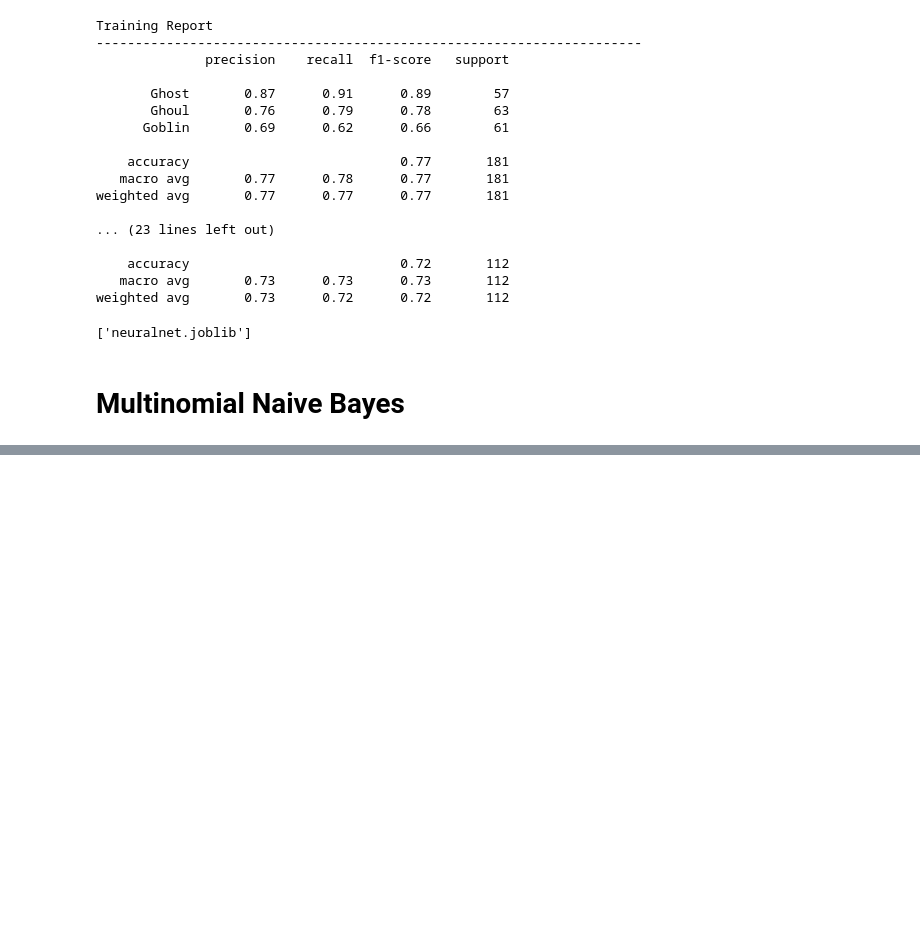
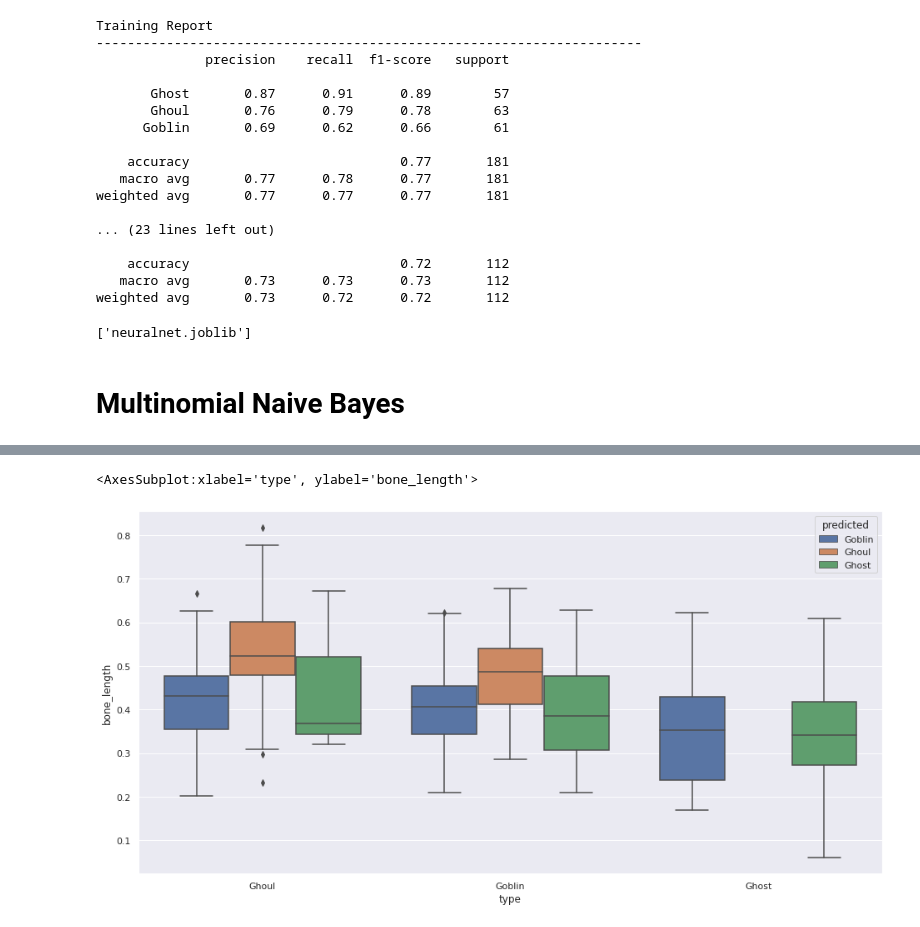
Before and after one commit to it176131/Ghouls-Goblins-and-Ghosts...-Boo-, a Jupyter notebook: Ghouls, Goblins, and Ghosts... Boo!.ipynb, the cells around one changed output, grey strips where cells are left out. Saved outputs shown, nothing was run; the diff lists cells and outputs as text; code cells hidden in the pictures; blank space fills up the shorter version.

```diff
--- a/Ghouls, Goblins, and Ghosts... Boo!.ipynb
+++ b/Ghouls, Goblins, and Ghosts... Boo!.ipynb
@@ -642,0 +731,15 @@ joblib.dump(rscv.best_estimator_, "svm.joblib", compress=True)
+# %%
+fig = plt.figure(figsize=(16,8))
+
+ax = fig.add_subplot(111)
+
+sns.boxplot(
+    data=logreg_XyP,
+    x="type",
+    y="bone_length",
+    hue="predicted",
+    ax=ax
+)
+# %% [output]
+<AxesSubplot:xlabel='type', ylabel='bone_length'>
+[figure, added]
```
Also changed, not shown: parts of 18 cells of this notebook.
